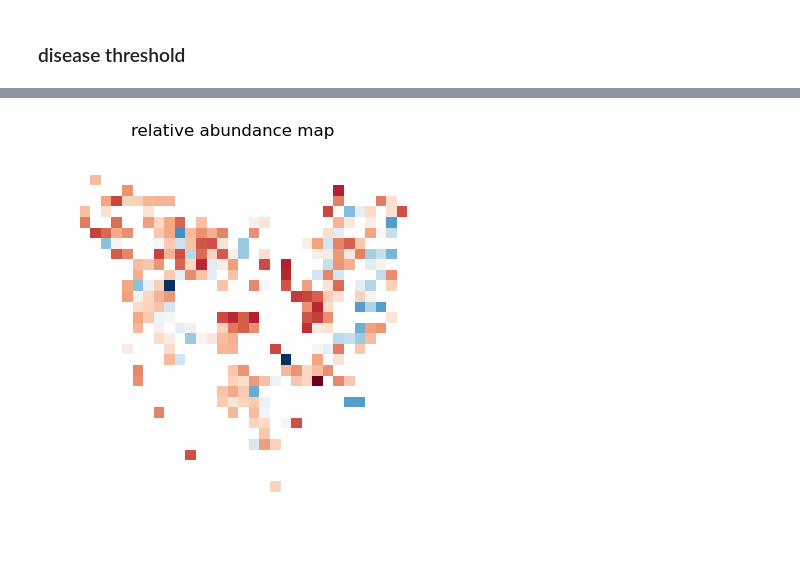
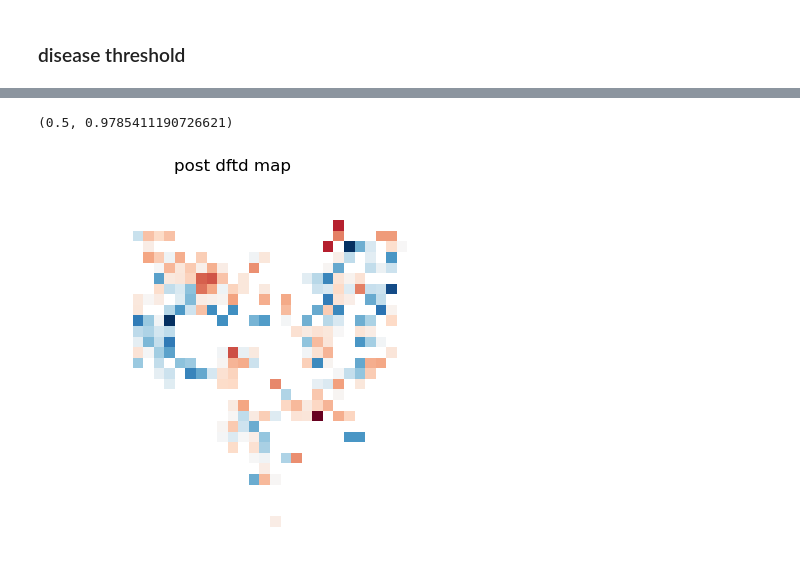
Before and after one commit to je-suis-tm/Devil-Project, a Jupyter notebook: Chapter1/Tasmania/aggr camera data by event.ipynb, the cells around one changed output, grey strips where cells are left out. Saved outputs shown, nothing was run; the diff lists cells and outputs as text; code cells hidden in the pictures.

```diff
--- a/Chapter1/Tasmania/aggr camera data by event.ipynb
+++ b/Chapter1/Tasmania/aggr camera data by event.ipynb
@@ -801,0 +875,9 @@ correction['dftd']=np.where(correction['year_x']>=correction['year_y'],0,1)
+# %%
+#readjust for northwest and southwest
+correction['dftd'][correction['id'].apply(lambda x:x[1])<8]=0
+correction['year_x'][correction['id'].apply(lambda x:x[1])<8]=2025
+idx=correction[correction['id'].apply(lambda x:x[0])<15].index
+twostep=correction.loc[idx]
+idx=twostep[twostep['id'].apply(lambda x:x[1])<15].index
+correction['dftd'].loc[idx]=0
+correction['year_x'].loc[idx]=2025
@@ -801,0 +913,20 @@ correction['dftd']=np.where(correction['year_x']>=correction['year_y'],0,1)
+# %%
+#aggregated via median
+post_dftd=correction[correction['dftd']==1]
+suitability=post_dftd[['id','rel_abun','disease length']].groupby('id').median()
+suitability.reset_index(inplace=True)
+
+#remove areas outside of grid cell range
+for i in range(len(suitability)):
+    if int(suitability['id'][i][0])>=gridlen or \
+    int(suitability['id'][i][-1])>=gridlen or \
+    int(suitability['id'][i][0])<0 or int(suitability['id'][i][-1])<0:
+        suitability.drop(i,inplace=True)
+
+#generate raster
+hs=np.zeros((gridlen,gridlen))
+for i in range(len(suitability)):
+    hs[suitability.at[i,'id']]=suitability.at[i,'rel_abun']
+hs=np.flip(hs,axis=0)
+
+hs[hs==0]=np.nan
@@ -802,22 +939,13 @@ correction['dftd']=np.where(correction['year_x']>=correction['year_y'],0,1)
+# %%
+hs[~np.isnan(hs)].min(),hs[~np.isnan(hs)].max()
+# %% [output]
+(0.5, 0.9785411190726621)
 # %%
-post_dftd=correction[correction['dftd']==1]
-
-#generate raster
-hs=np.zeros((gridlen,gridlen))
-for i in post_dftd.index:
-    hs[post_dftd.at[i,'id']]=post_dftd.at[i,'rel_abun']
-hs=np.flip(hs,axis=0)
-
-hs[hs==0]=np.nan
-
-#viz
 plt.imshow(hs,cmap='RdBu_r',vmin=hs[~np.isnan(hs)].min(),
            vmax=hs[~np.isnan(hs)].max())
-# plt.imshow(hs,cmap='RdBu_r',vmin=0,
-#            vmax=1)
-plt.title('relative abundance map')
+plt.title('post dftd map')
 plt.axis('off')
 plt.show()
 # %% [output]
-[figure, old version]
+[figure, new version]
 # %%
```
Also changed, not shown: parts of 47 cells of this notebook, 8 other files.
